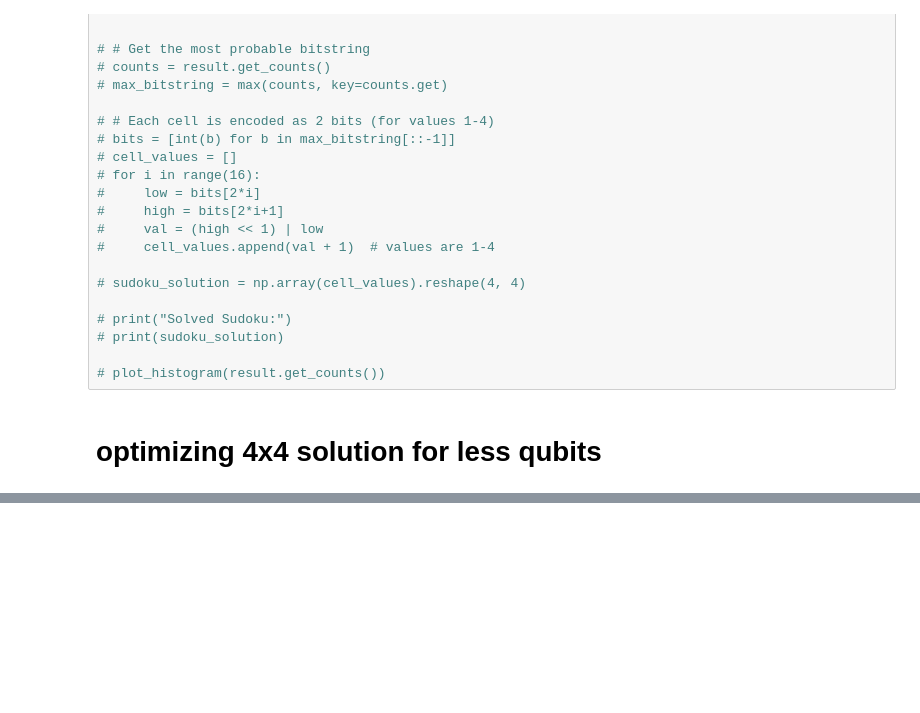
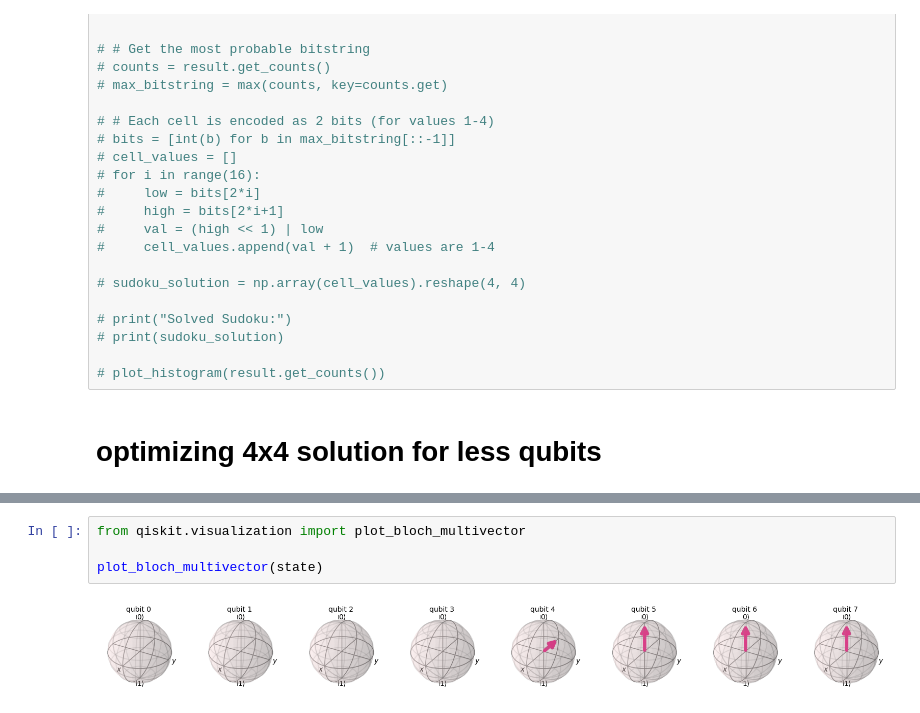
Before and after one commit to tglik/QuantumLearn, a Jupyter notebook: sudoku.ipynb, the cells around one changed output, grey strips where cells are left out. Drawn from its saved outputs; the diff is of its cells as text; blank space fills up the shorter version.

```diff
--- a/sudoku.ipynb
+++ b/sudoku.ipynb
@@ -557,3 +725,9 @@ def sudoku_oracle_ver_2(qc, clause_list, output_qubit):
+# %%
+from qiskit.visualization import plot_bloch_multivector
+
+plot_bloch_multivector(state)
+# %% [output]
+[figure, added]
 # %%
 tag_list = {}
 
```
Also changed, not shown: parts of 21 cells of this notebook.
